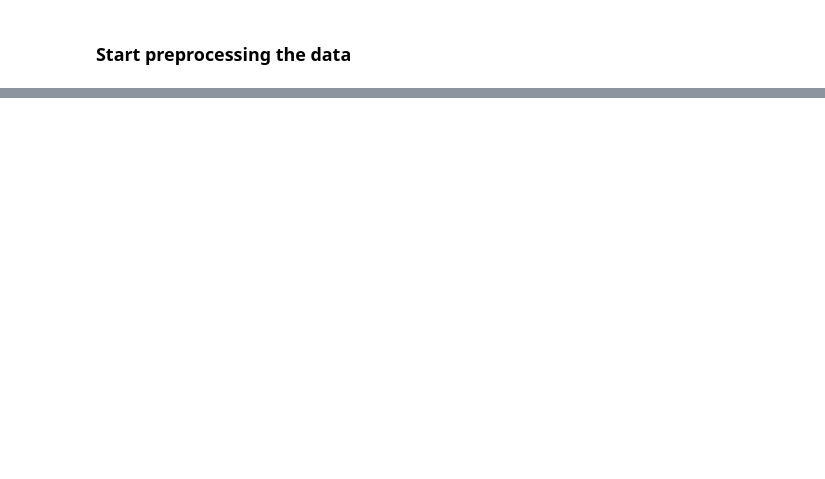
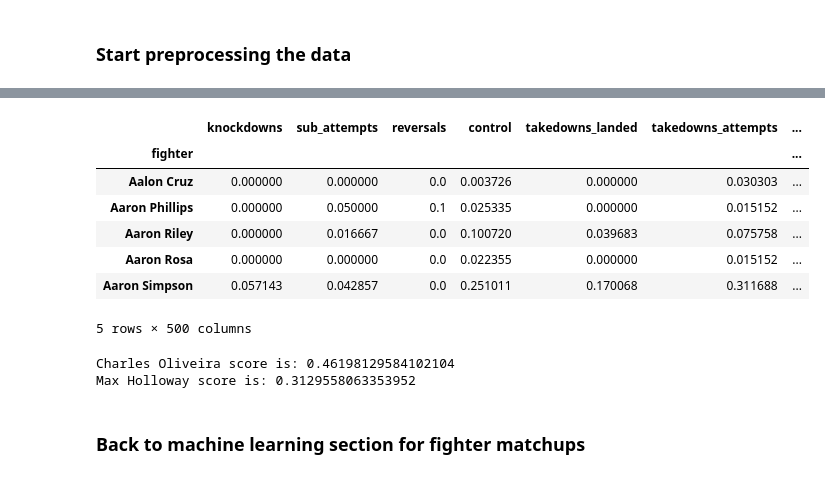
Before and after one commit to DManiscalco/MMA-Matchups, a Jupyter notebook: MMA_Matchups.ipynb, the cells around one changed output, grey strips where cells are left out. Drawn from its saved outputs; the diff is of its cells as text; code cells hidden in the pictures; blank space fills up the shorter version.

Commit message:
Calculating fighter types in a short detour to see if they are more of a striker or a grappler

```diff
--- a/MMA_Matchups.ipynb
+++ b/MMA_Matchups.ipynb
@@ -109,0 +150,25 @@ Column: precomp_recent_avg_ground_strikes_attempts_per_min, Predicted class: 1
+# %%
+# Convert the spark dataframe to a pandas df for easier use
+train_df_pd = train_df.toPandas()
+# %%
+train_df_pd.head(10)
+
+# Make a copy that we can do calculations on for convenience
+train_df_pd_copy = train_df_pd.copy()
+
+# Normalize each column if it is labeled 0 or 1; skip if 2
+for col in train_df_pd_copy.columns:
+
+  if fight_type_dict[col] != 2:
+    col_max = train_df_pd_copy[col].max()
+    col_min = train_df_pd_copy[col].min()
+    train_df_pd_copy[col] = (train_df_pd_copy[col] - col_min) / (col_max - col_min)
+
+  # Keep fighter name column but drop anything else that isn't relevant
+  else:
+    if col == 'fighter':
+      pass
+    else:
+      train_df_pd_copy = train_df_pd_copy.drop(col, axis=1)
+
+train_df_pd_copy.head(5)
@@ -109,0 +183,13 @@ Column: precomp_recent_avg_ground_strikes_attempts_per_min, Predicted class: 1
+# %%
+# Group by fighter rows
+train_df_fighter = train_df_pd_copy.groupby('fighter').mean()
+train_df_fighter.head(5)
+# %% [output]
+|  | knockdowns | sub_attempts | reversals | control | takedowns_landed | takedowns_attempts | ... |
+| fighter |  |  |  |  |  |  | ... |
+| Aalon Cruz | 0.000000 | 0.000000 | 0.0 | 0.003726 | 0.000000 | 0.030303 | ... |
+| Aaron Phillips | 0.000000 | 0.050000 | 0.1 | 0.025335 | 0.000000 | 0.015152 | ... |
+| Aaron Riley | 0.000000 | 0.016667 | 0.0 | 0.100720 | 0.039683 | 0.075758 | ... |
+| Aaron Rosa | 0.000000 | 0.000000 | 0.0 | 0.022355 | 0.000000 | 0.015152 | ... |
+| Aaron Simpson | 0.057143 | 0.042857 | 0.0 | 0.251011 | 0.170068 | 0.311688 | ... |
+5 rows × 500 columns
@@ -109,0 +206,9 @@ Column: precomp_recent_avg_ground_strikes_attempts_per_min, Predicted class: 1
+# %%
+# Test our score using Charles Oliveira (grappler) and Max Holloway (striker)
+print(f"Charles Oliveira score is: {train_df_fighter.loc['Charles Oliveira']['fight type']}")
+print(f"Max Holloway score is: {train_df_fighter.loc['Max Holloway']['fight type']}")
+# %% [output]
+Charles Oliveira score is: 0.46198129584102104
+Max Holloway score is: 0.3129558063353952
+# %% [markdown]
+### Back to machine learning section for fighter matchups
```
Also changed, not shown: parts of 9 cells of this notebook.
